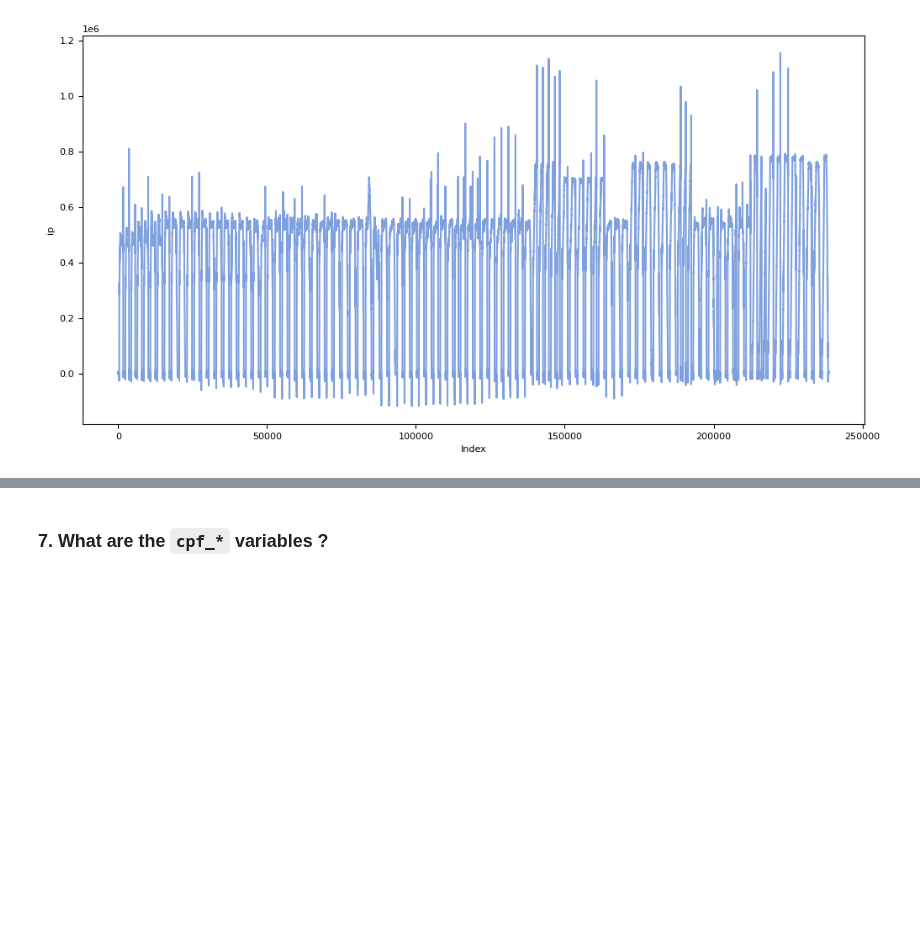
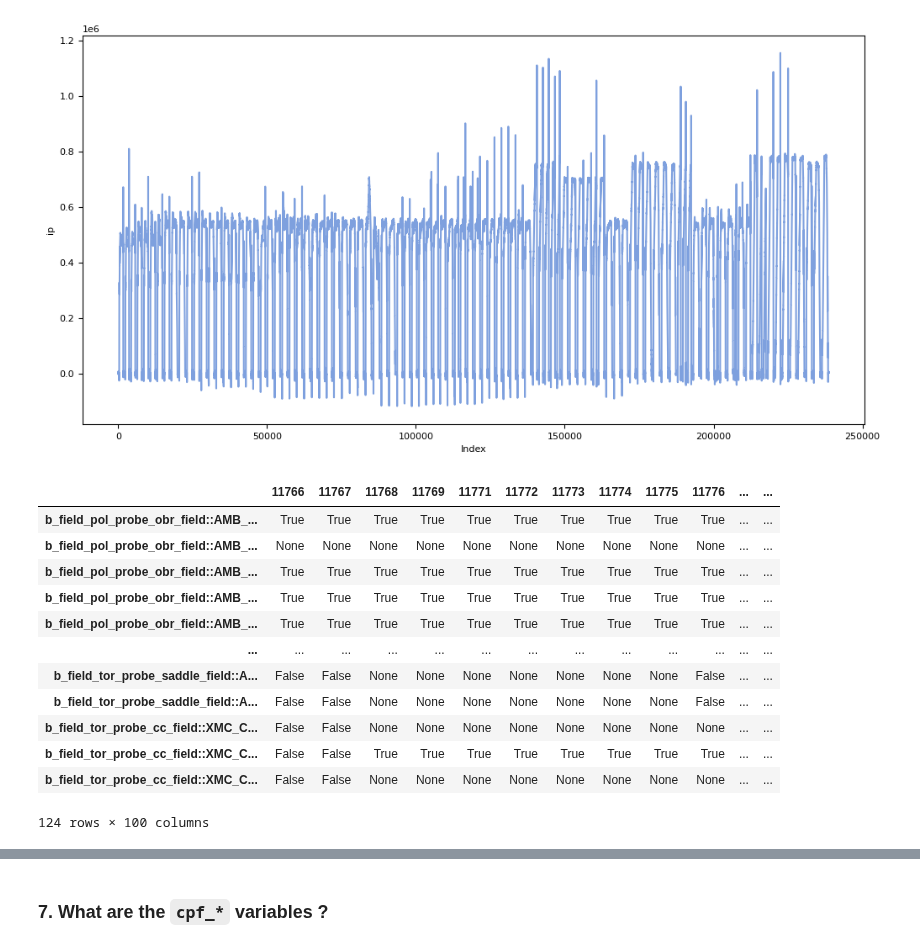
Before and after one commit to LouisBrusset/ITER-magnetics-diagnostic-analysis, a Jupyter notebook: src/magnetics_diagnostic_analysis/data_analysis/metadata_analysis.ipynb, the cells around one changed output, grey strips where cells are left out. Drawn from its saved outputs; the diff is of its cells as text; code cells hidden in the pictures; blank space fills up the shorter version.

```diff
--- a/src/magnetics_diagnostic_analysis/data_analysis/metadata_analysis.ipynb
+++ b/src/magnetics_diagnostic_analysis/data_analysis/metadata_analysis.ipynb
@@ -578,3 +942,8 @@ variable_vs_timestamp = build_variable_vs_timestamp(
     group=group,
     variable=variable,
     verbose=True)
+# %%
+variable_presence = check_variable_presence_by_channel(
+    shots=shots[:100],
+    group=group,
+    verbose=True)
@@ -601,3 +985,19 @@ ax.set_ylabel(variable)
 plt.show()
 # %% [output]
 [figure]
+# %%
+variable_presence
+# %% [output]
+|  | 11766 | 11767 | 11768 | 11769 | 11771 | 11772 | 11773 | 11774 | 11775 | 11776 | ... | ... |
+| b_field_pol_probe_obr_field::AMB_... | True | True | True | True | True | True | True | True | True | True | ... | ... |
+| b_field_pol_probe_obr_field::AMB_... | None | None | None | None | None | None | None | None | None | None | ... | ... |
+| b_field_pol_probe_obr_field::AMB_... | True | True | True | True | True | True | True | True | True | True | ... | ... |
+| b_field_pol_probe_obr_field::AMB_... | True | True | True | True | True | True | True | True | True | True | ... | ... |
+| b_field_pol_probe_obr_field::AMB_... | True | True | True | True | True | True | True | True | True | True | ... | ... |
+| ... | ... | ... | ... | ... | ... | ... | ... | ... | ... | ... | ... | ... |
+| b_field_tor_probe_saddle_field::A... | False | False | None | None | None | None | None | None | None | False | ... | ... |
+| b_field_tor_probe_saddle_field::A... | False | False | None | None | None | None | None | None | None | False | ... | ... |
+| b_field_tor_probe_cc_field::XMC_C... | False | False | None | None | None | None | None | None | None | None | ... | ... |
+| b_field_tor_probe_cc_field::XMC_C... | False | False | True | True | True | True | True | True | True | True | ... | ... |
+| b_field_tor_probe_cc_field::XMC_C... | False | False | None | None | None | None | None | None | None | None | ... | ... |
+124 rows × 100 columns
```
Also changed, not shown: parts of 29 cells of this notebook, 1 other file.
